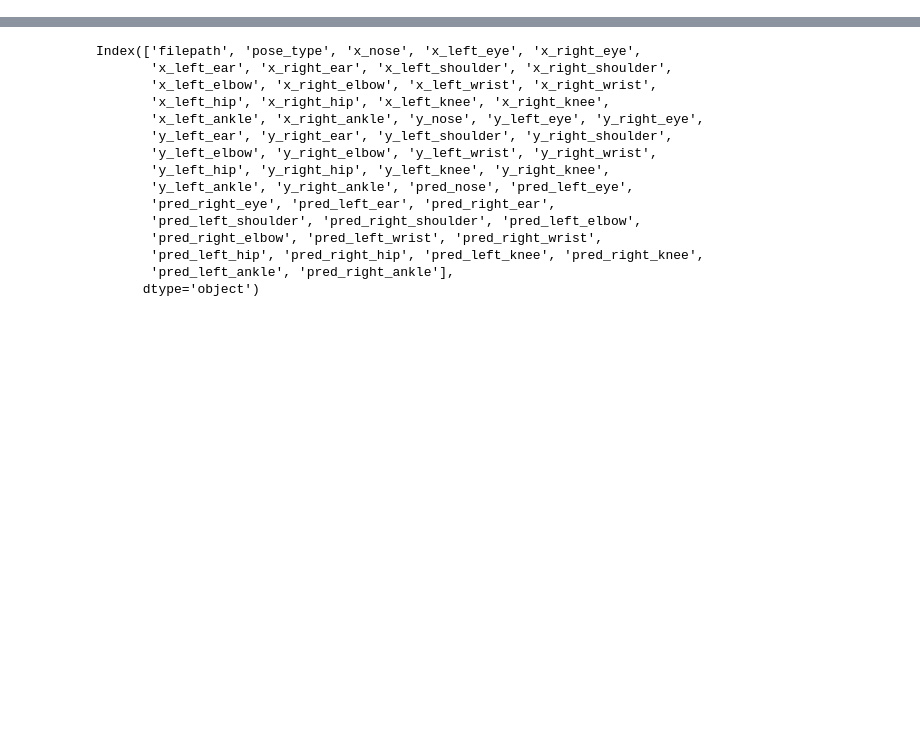
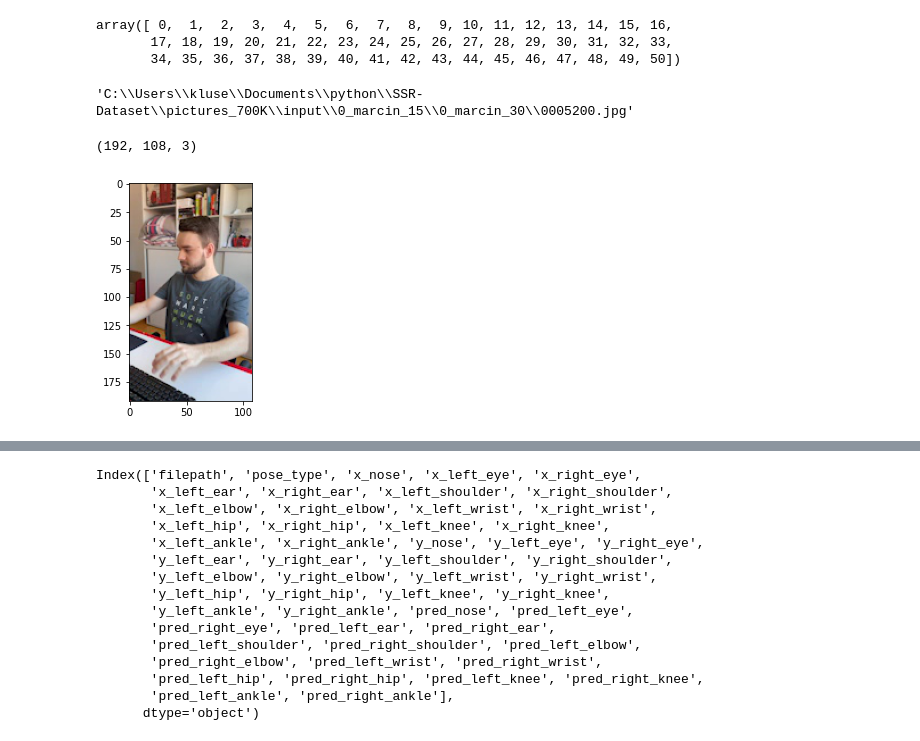
Before and after one commit to Shandelier/Movenet-Research-Pipeline, a Jupyter notebook: feng.ipynb, the cells around one changed output, grey strips where cells are left out. Saved outputs shown, nothing was run; the diff lists cells and outputs as text; code cells hidden in the pictures; blank space fills up the shorter version.

```diff
--- a/feng.ipynb
+++ b/feng.ipynb
@@ -12,0 +56,46 @@ df.reset_index(drop=True, inplace=True)
+# %%
+rr = np.arange(0, 51)
+rr
+# %% [output]
+array([ 0,  1,  2,  3,  4,  5,  6,  7,  8,  9, 10, 11, 12, 13, 14, 15, 16,
+       17, 18, 19, 20, 21, 22, 23, 24, 25, 26, 27, 28, 29, 30, 31, 32, 33,
+       34, 35, 36, 37, 38, 39, 40, 41, 42, 43, 44, 45, 46, 47, 48, 49, 50])
+# %%
+# dfzero[0]
+# dfone.isnull().sum().sum()
+# dfone
+
+sample = dfzero.sample(n=1, random_state=420)
+sample.reset_index(drop=True, inplace=True)
+filepath = sample.pop('filepath')
+sample.pop('pose_type')
+
+# drop dataframe index from sample df
+sample = sample.to_numpy().reshape([1, 1, 17, 3])
+
+# generate numpy array representing rgb image of dimensions 192x192
+img = np.ones((192, 192, 3), dtype=np.uint8)*128
+
+# sample.shape
+
+# take string after sequence './input/'
+filepath = filepath.values[0][8:]
+img_path = os.path.join('C:/Users/kluse/Documents/python/SSR-Dataset/pictures_700K/input/0_marcin_15', filepath)
+# switch path from linux to windows with os.path.join
+img_path = img_path.replace('/', '\\')
+img_path
+# %% [output]
+'C:\\Users\\kluse\\Documents\\python\\SSR-Dataset\\pictures_700K\\input\\0_marcin_15\\0_marcin_30\\0005200.jpg'
+# %%
+import cv2
+# read jpg image as numpy array
+img = cv2.imread(r'C:\Users\kluse\Documents\python\SSR-Dataset\pictures_700K\input\0_marcin_15\0000001.jpg')
+img = cv2.cvtColor(img, cv2.COLOR_BGR2RGB)
+
+# display image with pyplot
+import matplotlib.pyplot as plt
+plt.imshow(img)
+img.shape
+# %% [output]
+(192, 108, 3)
+[figure, added]
```
Also changed, not shown: parts of 4 cells of this notebook, 5 other files.
